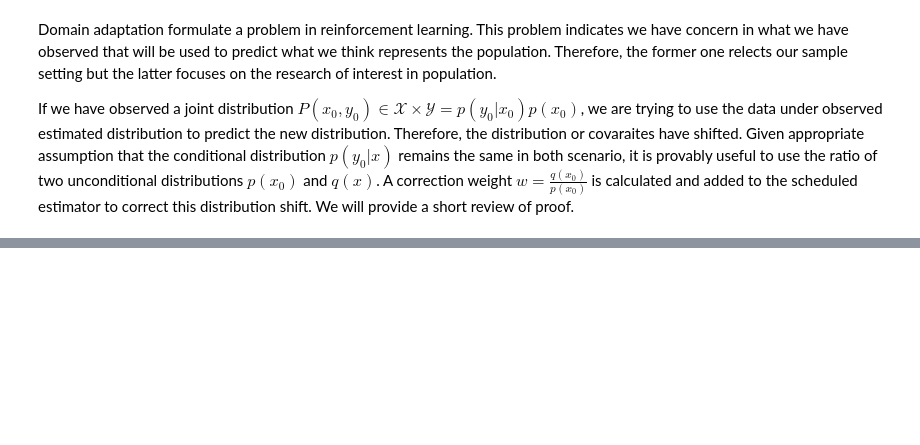
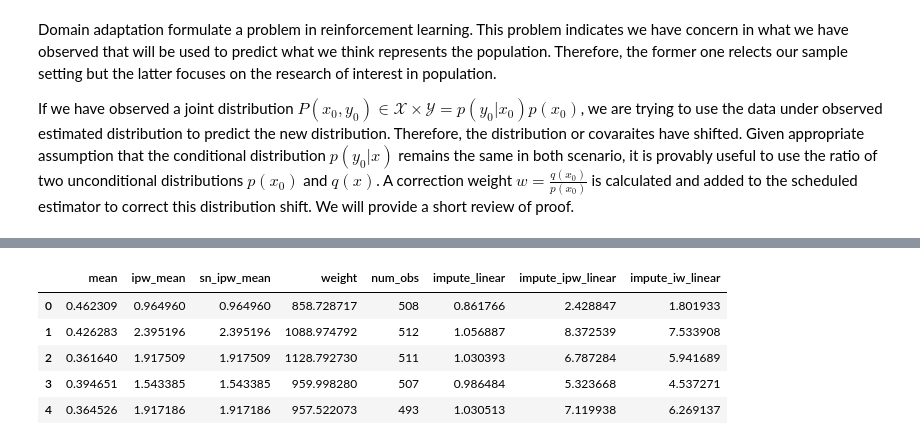
Before and after one commit to jayrcausal/Essential3CRL, a Jupyter notebook: Most recent work/Domain-Adap.ipynb, the cells around one changed output, grey strips where cells are left out. Drawn from its saved outputs; the diff is of its cells as text; code cells hidden in the pictures; blank space fills up the shorter version.

```diff
--- a/Most recent work/Domain-Adap.ipynb
+++ b/Most recent work/Domain-Adap.ipynb
@@ -69,0 +101,16 @@ variable_name = [f"Action{x}" for x in range(num_action_2)]
+# %%
+def get_missing_seavan1_sample(n, rng, sigma):
+    d = pd.DataFrame()
+    d["x"] = rng.integers(0, 3, size=n)
+    d["obs_prob"] = expit(4 - 4 * d["x"])
+    #d["random_p"] = rng.random(n)
+    d["obs"] = rng.random(n)<= d["obs_prob"]# indicator that instance has observed Y
+    #d["obs"] = d["obs"]*1
+    d["y"] = rng.normal(loc=d["x"], scale=sigma)
+    d["E[Y|X=x]"] = d["x"]
+    return d
+
+rng = default_rng(88)
+sigma = 1.5
+df = get_missing_seavan1_sample(1000, rng, sigma)
+df.head()
@@ -69,0 +176,15 @@ variable_name = [f"Action{x}" for x in range(num_action_2)]
+# %%
+def get_estimators(df):
+    est = {}
+    n = len(df['y'])
+    x, y, pi, r = df[['x']], df['y'], df['obs_prob'], df['obs']
+
+    est["mean"] = mean(x, y, pi, r, n)
+    est["ipw_mean"] = ipw_mean(x, y, pi, r, n)
+    est["sn_ipw_mean"] = sn_ipw_mean(x, y, pi, r, n)
+    est["weight"] = np.sum(1 / pi[r])
+    est["num_obs"] = np.sum(r)
+    est["impute_linear"] = impute_linear(x, y, pi, r, n)
+    est["impute_ipw_linear"] = impute_ipw_linear(x, y, pi, r, n)
+    est["impute_iw_linear"] = impute_iw_linear(x, y, pi, r, n)
+    return est
@@ -69,0 +202,21 @@ variable_name = [f"Action{x}" for x in range(num_action_2)]
+# %%
+num_repeats = 5000
+sample_size = 1000
+data_list = []
+num_obs_list = []
+for i in tqdm(range(num_repeats)):
+    ## Randomly choose observations
+    df = get_missing_seavan1_sample(sample_size, rng, sigma)
+    est = get_estimators(df)
+    data_list.append(est)
+    num_obs_list.append(df['obs'].sum())
+results = pd.DataFrame(data_list)
+# %%
+results.head()
+# %% [output]
+|  | mean | ipw_mean | sn_ipw_mean | weight | num_obs | impute_linear | impute_ipw_linear | impute_iw_linear |
+| 0 | 0.462309 | 0.964960 | 0.964960 | 858.728717 | 508 | 0.861766 | 2.428847 | 1.801933 |
+| 1 | 0.426283 | 2.395196 | 2.395196 | 1088.974792 | 512 | 1.056887 | 8.372539 | 7.533908 |
+| 2 | 0.361640 | 1.917509 | 1.917509 | 1128.792730 | 511 | 1.030393 | 6.787284 | 5.941689 |
+| 3 | 0.394651 | 1.543385 | 1.543385 | 959.998280 | 507 | 0.986484 | 5.323668 | 4.537271 |
+| 4 | 0.364526 | 1.917186 | 1.917186 | 957.522073 | 493 | 1.030513 | 7.119938 | 6.269137 |
```
Also changed, not shown: parts of 8 cells of this notebook.
